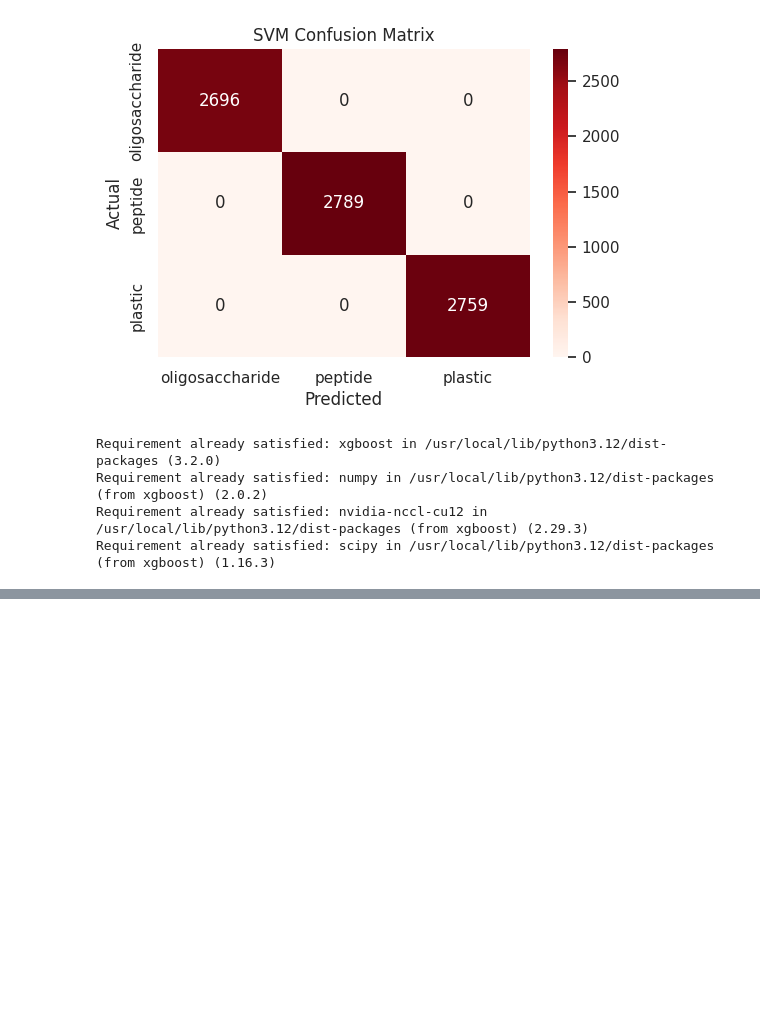
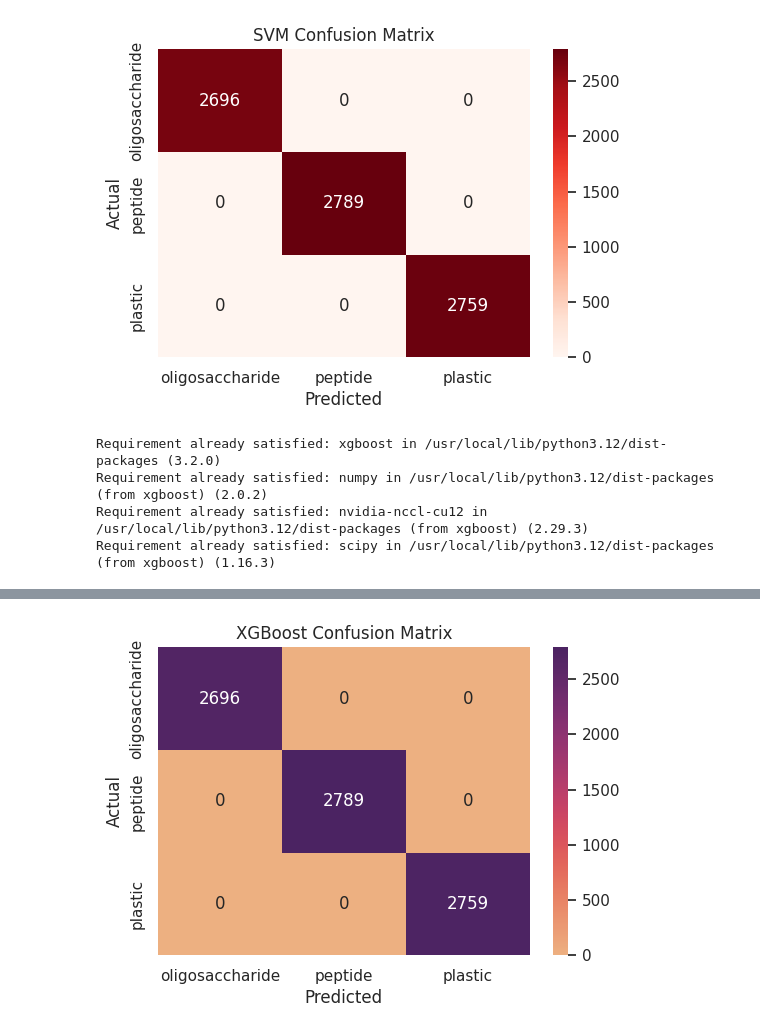
Before and after one commit to bytewithpalak/Polymer-Classification-using-ML, a Jupyter notebook: Polymer_Classification_prediction_using_ML.ipynb, the cells around one changed output, grey strips where cells are left out. Cells and saved outputs as stored; diff of their text form; code cells hidden in the pictures; blank space fills up the shorter version.

```diff
--- a/Polymer_Classification_prediction_using_ML.ipynb
+++ b/Polymer_Classification_prediction_using_ML.ipynb
@@ -330,8 +323,10 @@ Requirement already satisfied: scipy in /usr/local/lib/python3.12/dist-packages
 # %%
-X_train, X_test, y_train_encoded, y_test_encoded = train_test_split(
-    X_scaled, y_encoded, test_size=0.2, random_state=42)
 import xgboost as xgb
-xgb_model= xgb.XGBClassifier(use_label_encoder=False, eval_metric='mlogloss', random_state=42)
-xgb_model.fit(X_train, y_train_encoded)
-y_pred_xgb = xgb_model.predict(X_test)
+
+xgb_model = xgb.XGBClassifier(
+    eval_metric='mlogloss',
+    random_state=42
+)
+
+xgb_model.fit(X_train, y_train)
 # %% [output]
@@ -347,14 +365,16 @@ print("\nXGBoost Classification Report:\n", classification_report(y_test_encoded
 # %%
-cm_xgb = confusion_matrix(y_test_encoded, y_pred_xgb)
+cm_xgb = confusion_matrix(y_test, y_pred_xgb)
 
 plt.figure(figsize=(6,4))
 sns.heatmap(cm_xgb, annot=True, fmt='d', cmap='flare',
             xticklabels=encoder.classes_,
             yticklabels=encoder.classes_)
 plt.title("XGBoost Confusion Matrix")
 plt.xlabel("Predicted")
 plt.ylabel("Actual")
 plt.show()
+# %% [output]
+[figure, added]
 # %%
 importances = xgb_model.feature_importances_
 
```
Also changed, not shown: parts of 12 cells of this notebook.
